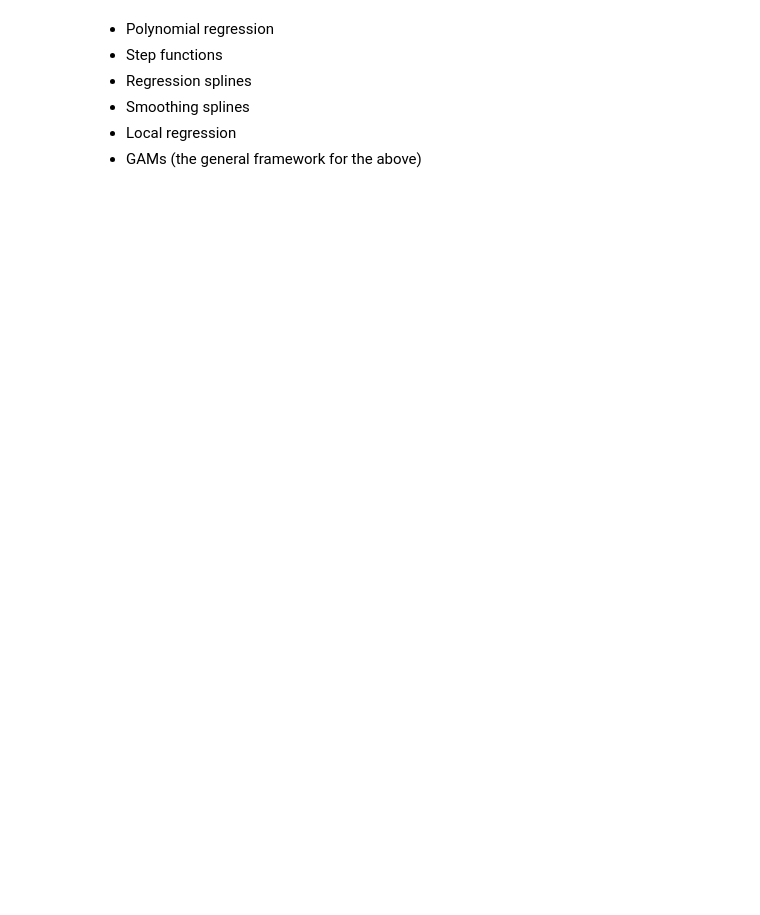
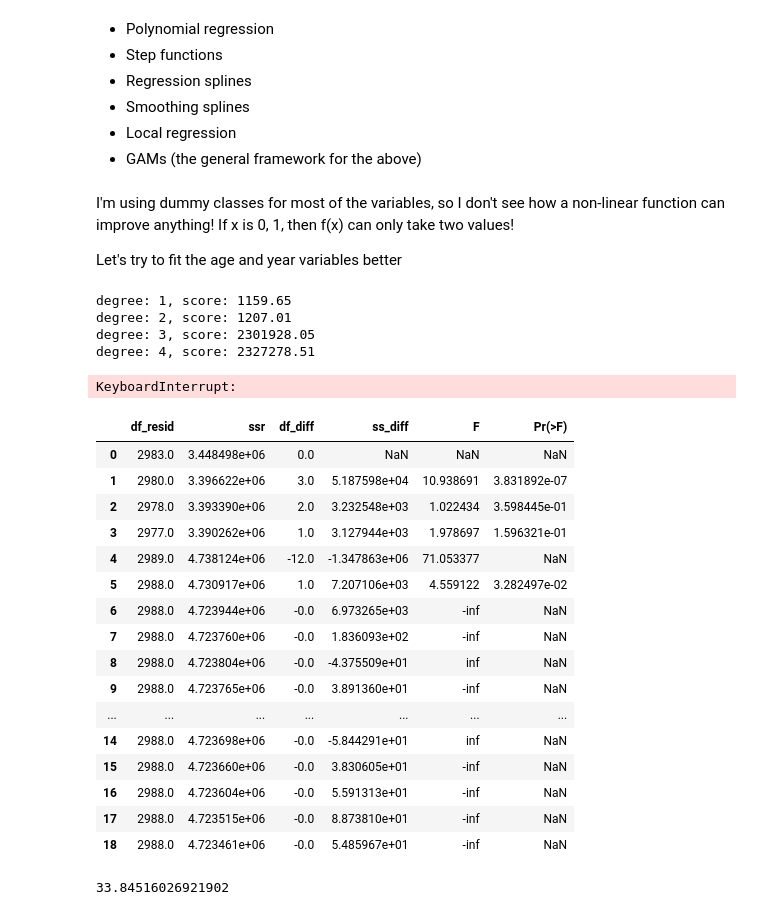
Before and after one commit to wllgrnt/islr-python-examples, a Jupyter notebook: Chapter7/question7.ipynb, the cells around one changed output. Cells and saved outputs as stored; diff of their text form; code cells hidden in the pictures; blank space fills up the shorter version.

Commit message:
question7: probing the limits of sklearn and statsmodels

```diff
--- a/Chapter7/question7.ipynb
+++ b/Chapter7/question7.ipynb
@@ -125,0 +129,8 @@ print(score)
+# %%
+# Route two - a basic Lasso regressor
+lasso = sklearn.linear_model.LassoCV(cv=5)
+lasso.fit(X, y)
+y_pred = lasso.predict(X)
+score = sklearn.metrics.mean_squared_error(y, y_pred)
+print(np.sqrt(score))
+X.columns[np.where(abs(lasso.coef_) < 1e-7)]
@@ -130,3 +144,73 @@ print(score)
 - Smoothing splines
 - Local regression
 - GAMs (the general framework for the above)
+# %% [markdown]
+I'm using dummy classes for most of the variables, so I don't see how a non-linear function can improve anything! If x is 0, 1, then f(x) can only take two values!
+
+Let's try to fit the age and year variables better
+# %%
+score_list = []
+for degree in range(1,20):
+
+    pipe = sklearn.pipeline.make_pipeline(sklearn.preprocessing.PolynomialFeatures(degree), sklearn.linear_model.LinearRegression())
+    scores = sklearn.model_selection.cross_val_score(pipe, X,y, scoring="neg_mean_squared_error", cv=5)
+    score = -np.mean(scores)
+    print(f"degree: {degree}, score: {score:.2f}")
+    score_list.append(score)
+# %% [output]
+degree: 1, score: 1159.65
+degree: 2, score: 1207.01
+degree: 3, score: 2301928.05
+degree: 4, score: 2327278.51
+KeyboardInterrupt:
+# %%
+results = []
+for degree in range(1,20):
+    features =  X[["year", "age"]]
+    poly_features = sklearn.preprocessing.PolynomialFeatures(degree=degree).fit_transform(features)
+
+    poly_features = np.hstack([X.drop(columns=["year","age"]).to_numpy(), poly_features])
+
+    model = sm.OLS(y, poly_features)
+    result =  model.fit()
+    results.append(result)
+
+statsmodels.stats.anova.anova_lm(*results)
+# %% [output]
+|  | df_resid | ssr | df_diff | ss_diff | F | Pr(>F) |
+| 0 | 2983.0 | 3.448498e+06 | 0.0 | NaN | NaN | NaN |
+| 1 | 2980.0 | 3.396622e+06 | 3.0 | 5.187598e+04 | 10.938691 | 3.831892e-07 |
+| 2 | 2978.0 | 3.393390e+06 | 2.0 | 3.232548e+03 | 1.022434 | 3.598445e-01 |
+| 3 | 2977.0 | 3.390262e+06 | 1.0 | 3.127944e+03 | 1.978697 | 1.596321e-01 |
+| 4 | 2989.0 | 4.738124e+06 | -12.0 | -1.347863e+06 | 71.053377 | NaN |
+| 5 | 2988.0 | 4.730917e+06 | 1.0 | 7.207106e+03 | 4.559122 | 3.282497e-02 |
+| 6 | 2988.0 | 4.723944e+06 | -0.0 | 6.973265e+03 | -inf | NaN |
+| 7 | 2988.0 | 4.723760e+06 | -0.0 | 1.836093e+02 | -inf | NaN |
+| 8 | 2988.0 | 4.723804e+06 | -0.0 | -4.375509e+01 | inf | NaN |
+| 9 | 2988.0 | 4.723765e+06 | -0.0 | 3.891360e+01 | -inf | NaN |
+| ... | ... | ... | ... | ... | ... | ... |
+| 14 | 2988.0 | 4.723698e+06 | -0.0 | -5.844291e+01 | inf | NaN |
+| 15 | 2988.0 | 4.723660e+06 | -0.0 | 3.830605e+01 | -inf | NaN |
+| 16 | 2988.0 | 4.723604e+06 | -0.0 | 5.591313e+01 | -inf | NaN |
+| 17 | 2988.0 | 4.723515e+06 | -0.0 | 8.873810e+01 | -inf | NaN |
+| 18 | 2988.0 | 4.723461e+06 | -0.0 | 5.485967e+01 | -inf | NaN |
+# %%
+# The above suggests degree 3 is useful
+
+degree = 3
+poly = sklearn.preprocessing.PolynomialFeatures(degree=degree)
+
+names = poly.fit(features).get_feature_names()
+names = [x.replace("x0", "year").replace("x1", "age") for x in names]
+poly_features = poly.transform(features)
+poly_features = pd.DataFrame(poly_features, columns=names)
+old_features = X.drop(columns=["year","age"])
+poly_features = pd.concat([old_features.reset_index(drop=True) ,poly_features.reset_index(drop=True)], axis=1)
+
+
+model = sklearn.linear_model.LinearRegression()
+scores = sklearn.model_selection.cross_val_score(model, poly_features,y, scoring="neg_mean_squared_error", cv=5)
+score = -np.mean(scores)
+print(np.sqrt(score))
+# %% [output]
+33.84516026921902
```
Also changed, not shown: parts of 7 cells of this notebook, 1 other file.
